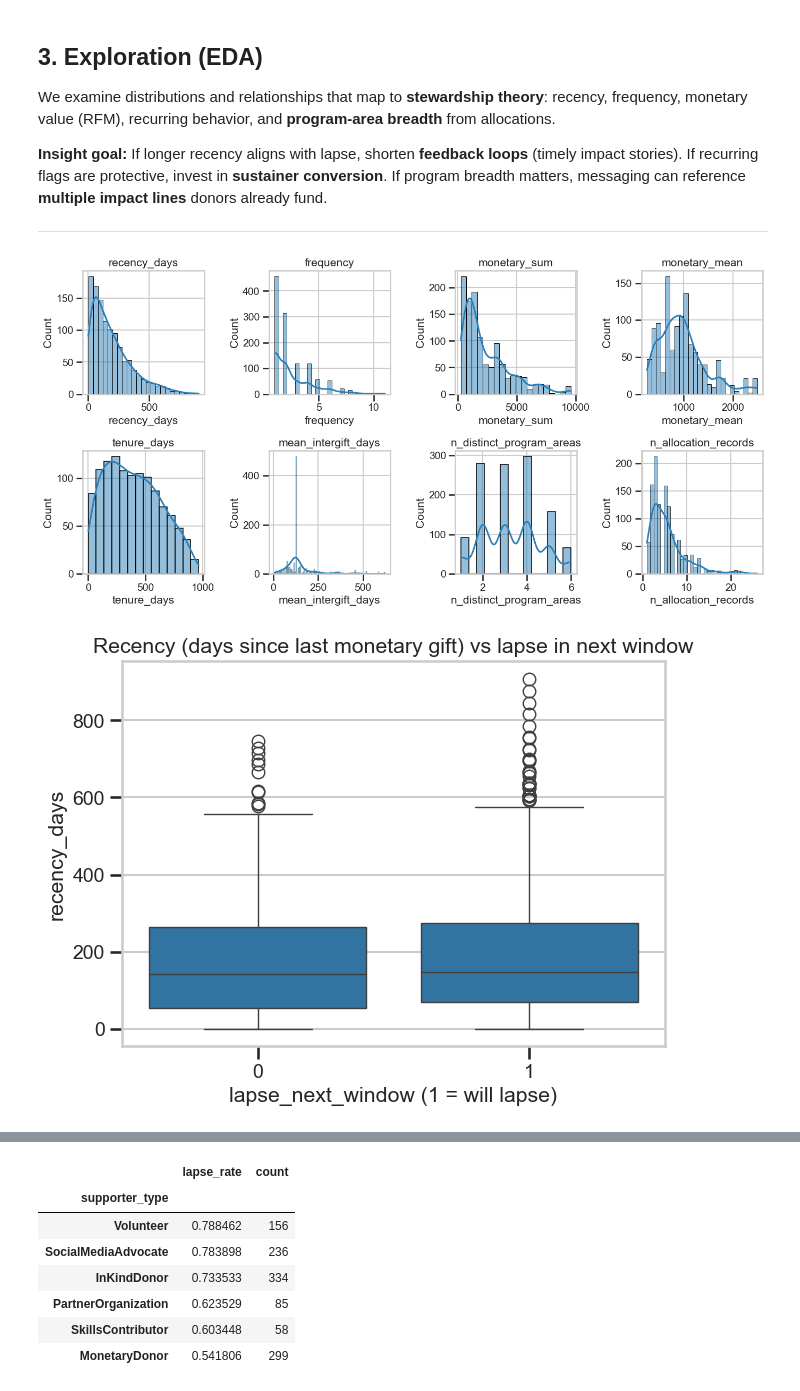
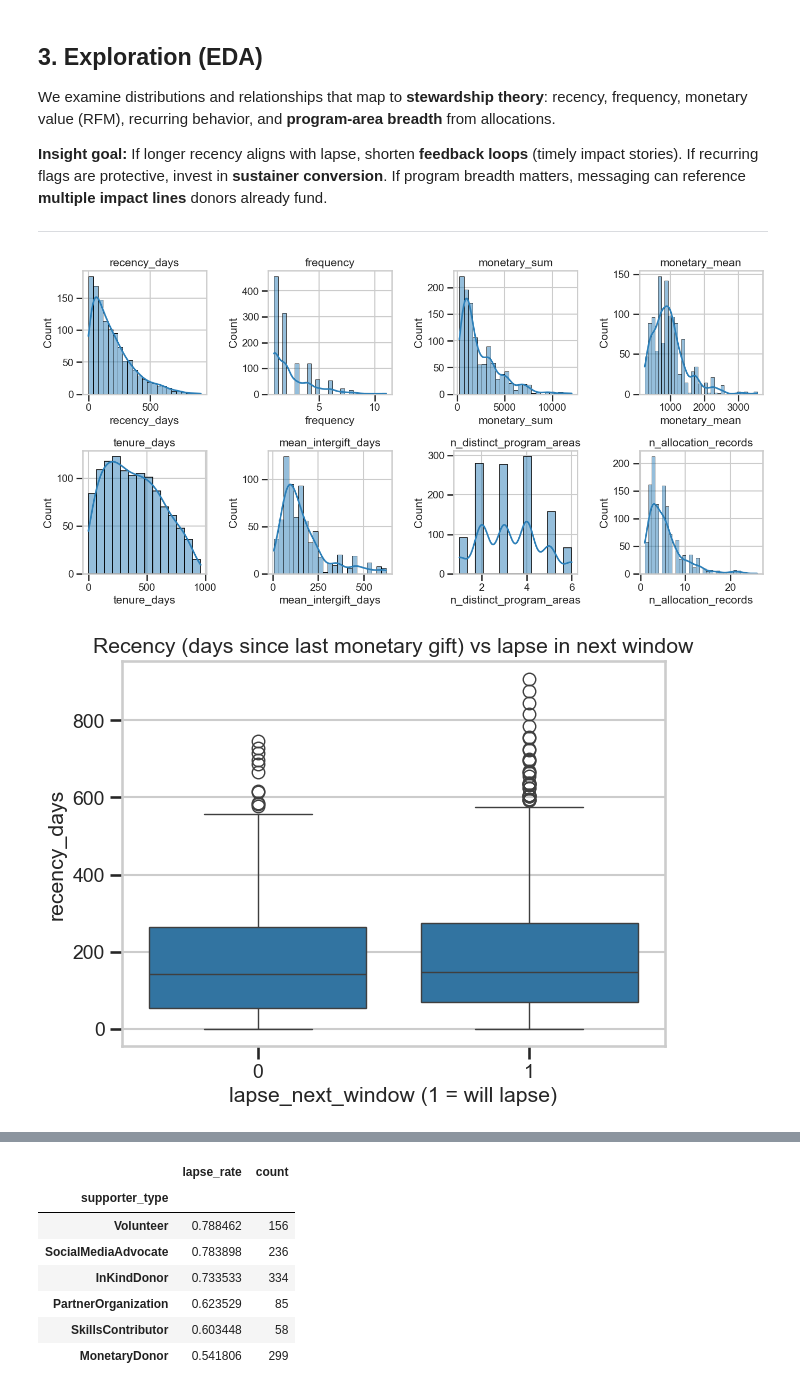
Before and after one commit to mantoangabe/Intex2ElectricBoogaloo, a Jupyter notebook: machine_learning/ml_pipelines/donor_retention.ipynb, the cells around one changed output, grey strips where cells are left out. Drawn from its saved outputs; the diff is of its cells as text; code cells hidden in the pictures.

Commit message:
ML Pipeline prediction columns

```diff
--- a/machine_learning/ml_pipelines/donor_retention.ipynb
+++ b/machine_learning/ml_pipelines/donor_retention.ipynb
@@ -77,6 +77,7 @@ import numpy as np
 import pandas as pd
 import seaborn as sns
 
+from sklearn.base import BaseEstimator, TransformerMixin, clone
 from sklearn.compose import ColumnTransformer
 from sklearn.ensemble import GradientBoostingClassifier, RandomForestClassifier
 from sklearn.feature_selection import SelectFromModel
@@ -87,12 +88,20 @@ from sklearn.metrics import (
     accuracy_score,
     classification_report,
     f1_score,
+    precision_recall_curve,
     precision_score,
     recall_score,
     roc_auc_score,
 )
-from sklearn.model_selection import GroupKFold, GroupShuffleSplit, cross_validate
+from sklearn.model_selection import (
+    GridSearchCV,
+    GroupKFold,
+    GroupShuffleSplit,
+    cross_val_predict,
+    cross_validate,
+)
 from sklearn.pipeline import Pipeline
+from sklearn.impute import SimpleImputer
 from sklearn.preprocessing import OneHotEncoder, StandardScaler
 
 warnings.filterwarnings("ignore", category=UserWarning)
@@ -103,23 +112,29 @@ RANDOM_STATE = 42
 LAPSE_HORIZON_DAYS = 105  # midpoint of 90–120 day window
 
 
-def find_project_root() -> Path:
-    """Resolve repo root whether cwd is project root or ml_pipelines/."""
+def resolve_data_and_artifacts() -> tuple[Path, Path]:
+    """All paths relative to the repo clone—works from repo root, machine_learning/, or ml_pipelines/."""
     cwd = Path.cwd().resolve()
     for p in [cwd, *cwd.parents]:
-        if (p / "lighthouse_csv_v7").is_dir():
-            return p
+        ml_data = p / "machine_learning" / "lighthouse_csv_v7"
+        if ml_data.is_dir():
+            out = p / "machine_learning" / "ml_pipelines" / "artifacts"
+            return ml_data, out
+        root_data = p / "lighthouse_csv_v7"
+        if root_data.is_dir():
+            out = p / "ml_pipelines" / "artifacts"
+            return root_data, out
     raise FileNotFoundError(
-        "Could not find lighthouse_csv_v7. Run the notebook from the INTEX II EDA folder "
-        "or set PROJECT_ROOT manually to that folder."
+        "Could not find lighthouse_csv_v7 (tried ./lighthouse_csv_v7 and "
+        "./machine_learning/lighthouse_csv_v7). Run from the project repository."
     )
 
 
-PROJECT_ROOT = find_project_root()
-DATA_DIR = PROJECT_ROOT / "lighthouse_csv_v7"
-OUTPUT_DIR = PROJECT_ROOT / "ml_pipelines" / "artifacts"
+DATA_DIR, OUTPUT_DIR = resolve_data_and_artifacts()
 OUTPUT_DIR.mkdir(parents=True, exist_ok=True)
+REPO_ROOT = OUTPUT_DIR.parent.parent  # machine_learning/ or project root containing ml_pipelines/
 
-print("PROJECT_ROOT:", PROJECT_ROOT.resolve())
+print("DATA_DIR:", DATA_DIR.resolve().relative_to(REPO_ROOT.resolve()))
+print("OUTPUT_DIR:", OUTPUT_DIR.resolve().relative_to(REPO_ROOT.resolve()))
 print("LAPSE_HORIZON_DAYS:", LAPSE_HORIZON_DAYS)
 # %% [output]
@@ -305,35 +312,36 @@ numeric_cols = [
 
 fig, axes = plt.subplots(2, 4, figsize=(14, 7))
 axes = axes.ravel()
 for ax, col in zip(axes, numeric_cols):
-    sns.histplot(eda[col], kde=True, ax=ax, color="#2c7fb8")
+    s = eda[col].dropna() if col == "mean_intergift_days" else eda[col]
+    sns.histplot(s, kde=True, ax=ax, color="#2c7fb8")
     ax.set_title(col)
 plt.tight_layout()
 plt.show()
 
 plt.figure(figsize=(7, 5))
 sns.boxplot(data=eda, x="lapse_next_window", y="recency_days")
 plt.title("Recency (days since last monetary gift) vs lapse in next window")
 plt.xlabel("lapse_next_window (1 = will lapse)")
 plt.show()
 
 plt.figure(figsize=(7, 5))
 sns.scatterplot(
     data=eda.sample(min(800, len(eda)), random_state=RANDOM_STATE),
     x="frequency",
     y="recency_days",
     hue="lapse_next_window",
     alpha=0.35,
 )
 plt.title("Frequency vs recency (sample), colored by lapse")
 plt.show()
 
-corr = eda[numeric_cols + ["lapse_next_window"]].corr(numeric_only=True)
+corr = eda[numeric_cols + ["lapse_next_window"]].corr(numeric_only=True, min_periods=30)
 plt.figure(figsize=(9, 7))
 sns.heatmap(corr, annot=True, fmt=".2f", cmap="vlag", center=0)
 plt.title("Correlation matrix (numeric features + target)")
 plt.show()
 # %% [output]
-[figure, old version]
+[figure, new version]
 [figure]
 [figure]
```
Also changed, not shown: parts of 18 cells of this notebook, 5 other files.
